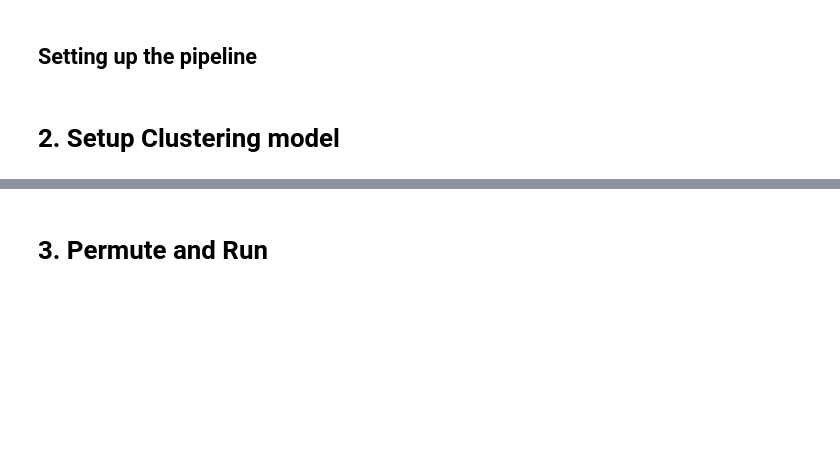
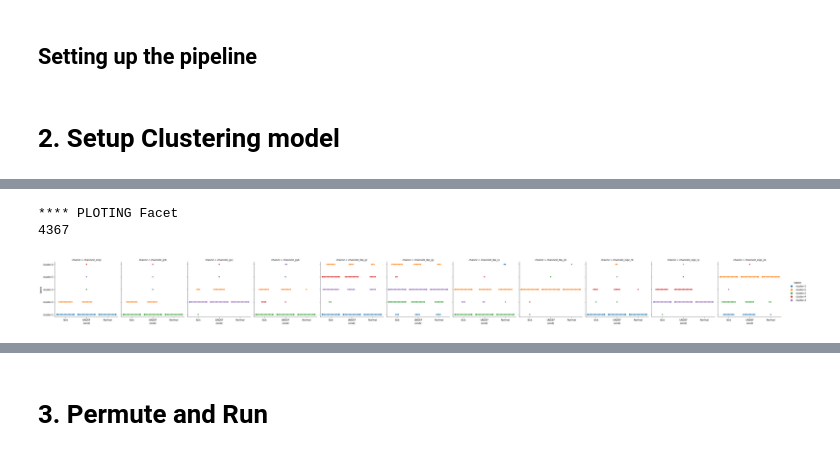
Before and after one commit to bilha-analytics/school, a Jupyter notebook: 01_ocular/notebooks/004_c_cluster_image_fmaps.ipynb, the cells around one changed output, grey strips where cells are left out. Cells and saved outputs as stored; diff of their text form; code cells hidden in the pictures; blank space fills up the shorter version.

```diff
--- a/01_ocular/notebooks/004_c_cluster_image_fmaps.ipynb
+++ b/01_ocular/notebooks/004_c_cluster_image_fmaps.ipynb
@@ -329,0 +458,29 @@ for fname, cls in cluster_results.items():
+# %%
+print("**** PLOTING Facet " )
+# conditionz = [ int(v[_conditionID]) for v in _VIZ_DATA ]
+conditionz = [ v[_condition] for v in _VIZ_DATA ]
+idz = [ int(v[int(_idn)]) for v in _VIZ_DATA ]
+
+_IDZ, _CONDZ, _LBLZ, _CHANZ = [], [], [], []
+for fname, cls in cluster_results.items():
+    centerz, labelz = cls
+    channz = [f"{fname}"]*len(_VIZ_DATA)
+    labelz = [ f"cluster-{l+1}" for l in  labelz ] #int(l)
+    _IDZ += idz
+    _CONDZ += conditionz
+    _LBLZ += labelz
+    _CHANZ += channz
+
+df = pd.DataFrame(list(zip(_IDZ, _CONDZ, _LBLZ, _CHANZ)), columns=['idz', 'condz', 'labelz', 'channz'])
+print( len(df) )
+
+g = sns.factorplot(y="labelz", x="condz", hue="labelz", col="channz",
+                   data=df, kind="swarm", height=4, aspect=1)
+# g.set_title( 'K-Means Clusters' )
+# g.add_legend();
+
+plt.savefig( f"{_outdir}/Cluster Maps.png", dpi=300, facecolor='white')
+# %% [output]
+**** PLOTING Facet
+4367
+[figure, added]
```
Also changed, not shown: parts of 19 cells of this notebook, 11 other files.
